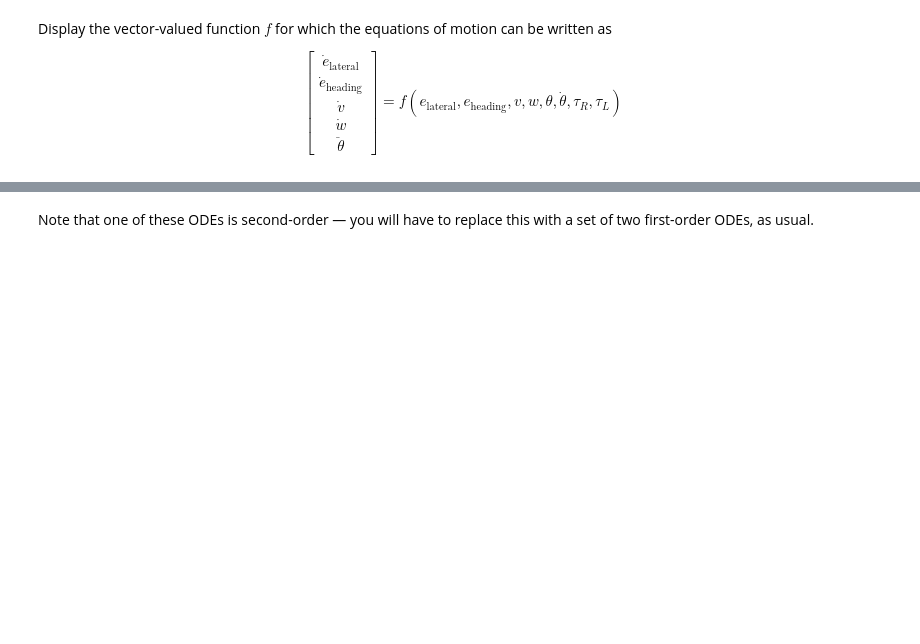
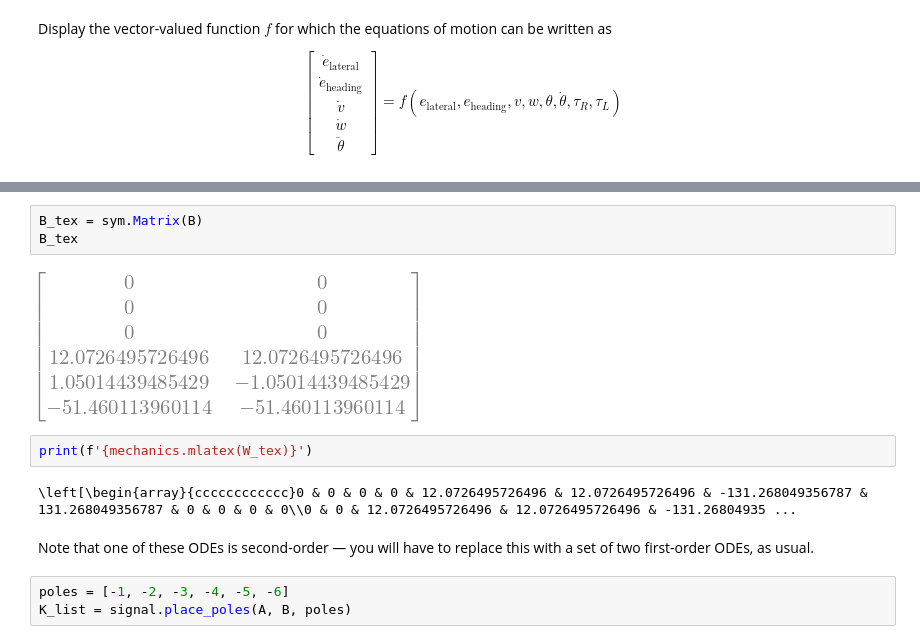
Before and after one commit to KabirDCheema/DP2-A-Controllable-Differential-Drive-Segway-Course-in-Artificial-Gravity, a Jupyter notebook: DeriveEOM-Alonzo.ipynb, the cells around one changed output, grey strips where cells are left out. Drawn from its saved outputs; the diff is of its cells as text; blank space fills up the shorter version.

```diff
--- a/DeriveEOM-Alonzo.ipynb
+++ b/DeriveEOM-Alonzo.ipynb
@@ -136,2 +224,14 @@ print(f'{mechanics.mlatex(f)}')
+# %%
+B_tex = sym.Matrix(B)
+B_tex
+# %% [output]
+[figure, added]
+# %%
+print(f'{mechanics.mlatex(W_tex)}')
+# %% [output]
+\left[\begin{array}{cccccccccccc}0 & 0 & 0 & 0 & 12.0726495726496 & 12.0726495726496 & -131.268049356787 & 131.268049356787 & 0 & 0 & 0 & 0\\0 & 0 & 12.0726495726496 & 12.0726495726496 & -131.26804935 ...
 # %% [markdown]
 Note that one of these ODEs is second-order — you will have to replace this with a set of two first-order ODEs, as usual.
+# %%
+poles = [-1, -2, -3, -4, -5, -6]
+K_list = signal.place_poles(A, B, poles)
```
Also changed, not shown: parts of 20 cells of this notebook.
